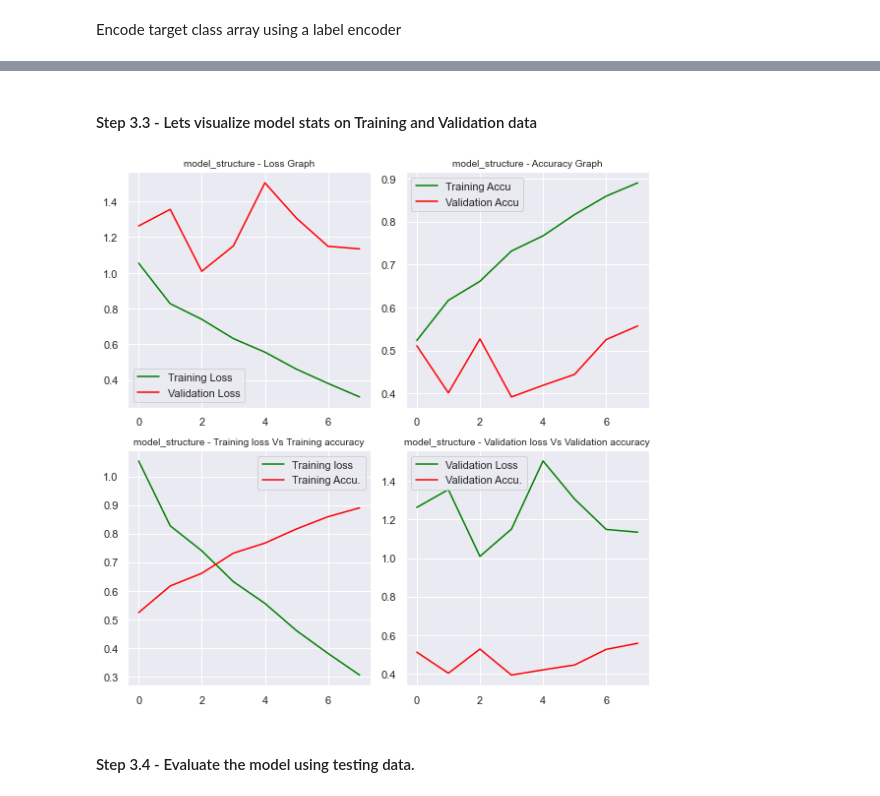
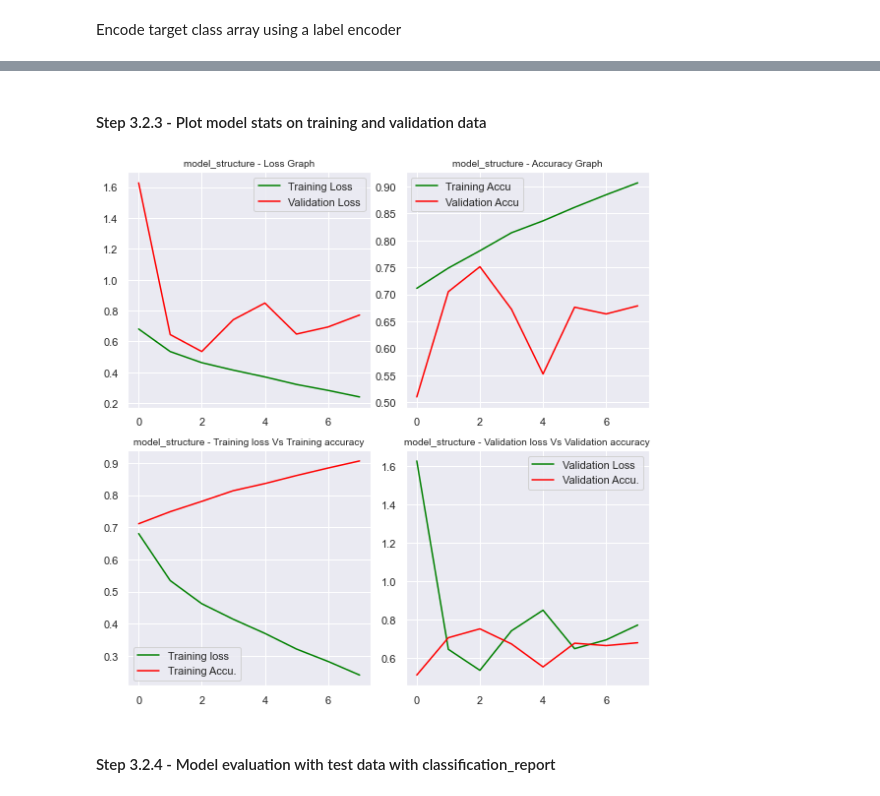
Before and after one commit to singhalgagan1/GreatLearningCapstoneProject, a Jupyter notebook: Practice/Karthik/Capstone_PneumoniaDetection_KarthikSanthanam.ipynb, the cells around one changed output, grey strips where cells are left out. Drawn from its saved outputs; the diff is of its cells as text; code cells hidden in the pictures.

Commit message:
Basic model build, fit and classification report
Basic model build, fit and classification report

```diff
--- a/Practice/Karthik/Capstone_PneumoniaDetection_KarthikSanthanam.ipynb
+++ b/Practice/Karthik/Capstone_PneumoniaDetection_KarthikSanthanam.ipynb
@@ -610,6 +626,6 @@ Now we have image data and target data encoded.
 # %%
-X_train, X_test, y_train, y_test = train_test_split(imgArray, classCatEncoded, test_size=0.3, random_state=1)
-X_val, X_test, y_val, y_test = train_test_split(X_test, y_test, test_size=0.3, random_state=1)
+X_train, X_test, y_train, y_test = train_test_split(imgArray, targetCatEncoded, test_size=0.4, random_state=1, stratify=targetCatEncoded)
+X_val, X_test, y_val, y_test = train_test_split(X_test, y_test, test_size=0.5, random_state=1, stratify=y_test)
 
 print("Shape of X_train -> ", X_train.shape, ", Shape of y_train -> ", y_train.shape)
 print("Shape of X_val -> ", X_val.shape, ", Shape of y_val -> ", y_val.shape)
@@ -669,6 +693,6 @@ random.seed(1)
 tensorflow.random.set_seed(1)
 
 optimizer = Adam(lr=0.001)
-model_structure.compile(optimizer='adam', loss = 'categorical_crossentropy', metrics = ['accuracy'])
+model_structure.compile(optimizer=optimizer, loss = 'categorical_crossentropy', metrics = ['accuracy'])
 model_structure.summary()
 # %% [output]
@@ -697,6 +723,7 @@ tensorflow.random.set_seed(1)
 
 # Define Callbacks
 callbacks = [
+    ReduceLROnPlateau(monitor='val_loss', factor=0.1, patience=5),
     EarlyStopping(monitor='val_loss', patience=5)
 ]
 # %%
@@ -705,11 +732,11 @@ np.random.seed(1)
 random.seed(1)
 tensorflow.random.set_seed(1)
 
-model_structure.fit(
+model_hist = model_structure.fit(
     X_train,
     y_train,
     validation_data = (X_val, y_val),
-    epochs=20,
+    epochs=10,
     batch_size=32,
     callbacks=callbacks,
     shuffle=False,
@@ -735,34 +761,34 @@ Epoch 8/20
 # %% [markdown]
-#### Step 3.3 - Lets visualize model stats on Training and Validation data
+#### Step 3.2.3 - Plot model stats on training and validation data
 # %%
 f, ax = plt.subplots(nrows=2, ncols=2, figsize=(8,8))
 
 ax[0, 0].set_title("model_structure - Loss Graph", fontsize=10)
-ax[0, 0].plot(model_structure.history.history["loss"], color='green')
-ax[0, 0].plot(model_structure.history.history["val_loss"], color='red')
+ax[0, 0].plot(model_hist.history["loss"], color='green')
+ax[0, 0].plot(model_hist.history["val_loss"], color='red')
 ax[0, 0].legend(["Training Loss", "Validation Loss"], loc='best')
 
 ax[0, 1].set_title("model_structure - Accuracy Graph", fontsize=10)
-ax[0, 1].plot(model_structure.history.history["accuracy"], color='green')
-ax[0, 1].plot(model_structure.history.history["val_accuracy"], color='red')
+ax[0, 1].plot(model_hist.history["accuracy"], color='green')
+ax[0, 1].plot(model_hist.history["val_accuracy"], color='red')
 ax[0, 1].legend(["Training Accu", "Validation Accu"], loc='best')
 
 ax[1, 0].set_title("model_structure - Training loss Vs Training accuracy", fontsize=10)
-ax[1, 0].plot(model_structure.history.history["loss"], color='green')
-ax[1, 0].plot(model_structure.history.history["accuracy"], color='red')
+ax[1, 0].plot(model_hist.history["loss"], color='green')
+ax[1, 0].plot(model_hist.history["accuracy"], color='red')
 ax[1, 0].legend(["Training loss", "Training Accu."], loc='best')
 
 ax[1, 1].set_title("model_structure - Validation loss Vs Validation accuracy", fontsize=10)
-ax[1, 1].plot(model_structure.history.history["val_loss"], color='green')
-ax[1, 1].plot(model_structure.history.history["val_accuracy"], color='red')
+ax[1, 1].plot(model_hist.history["val_loss"], color='green')
+ax[1, 1].plot(model_hist.history["val_accuracy"], color='red')
 ax[1, 1].legend(["Validation Loss", "Validation Accu."], loc='best')
 
 plt.tight_layout()
 plt.show()
 # %% [output]
-[figure, old version]
+[figure, new version]
 # %% [markdown]
-#### Step 3.4 - Evaluate the model using testing data.
+#### Step 3.2.4 - Model evaluation with test data with classification_report
 # %%
 modelPerf = model_structure.evaluate(X_test, y_test)
 # %% [output]
```
Also changed, not shown: parts of 27 cells of this notebook.
